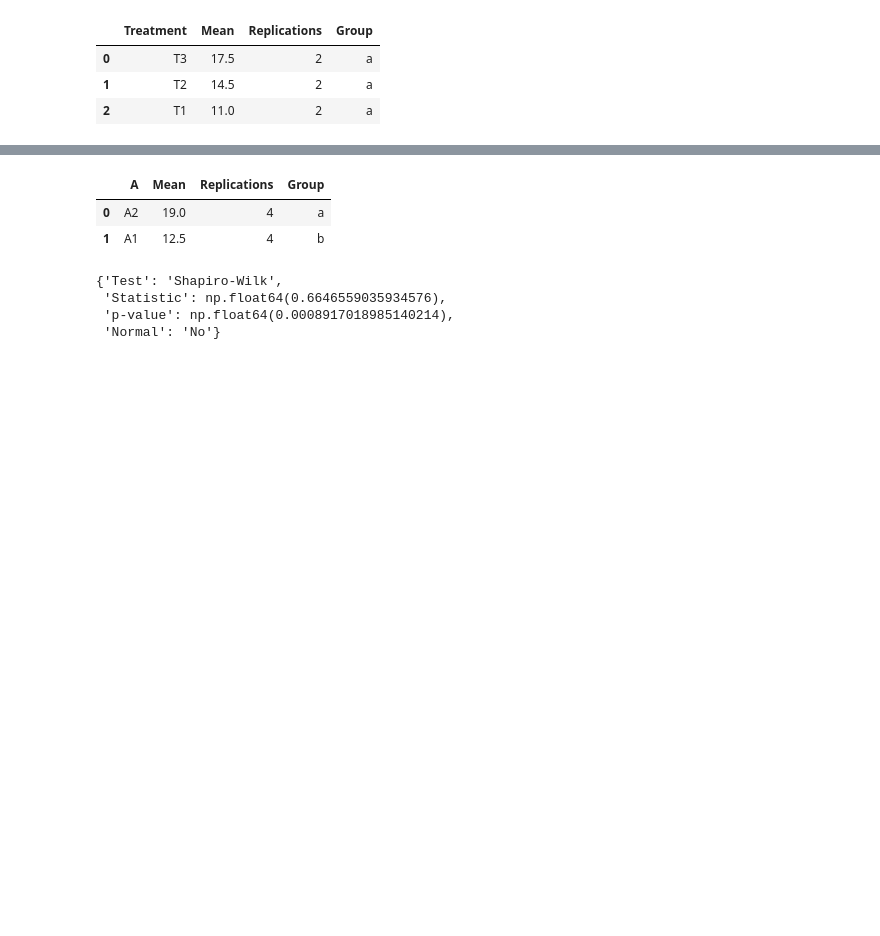
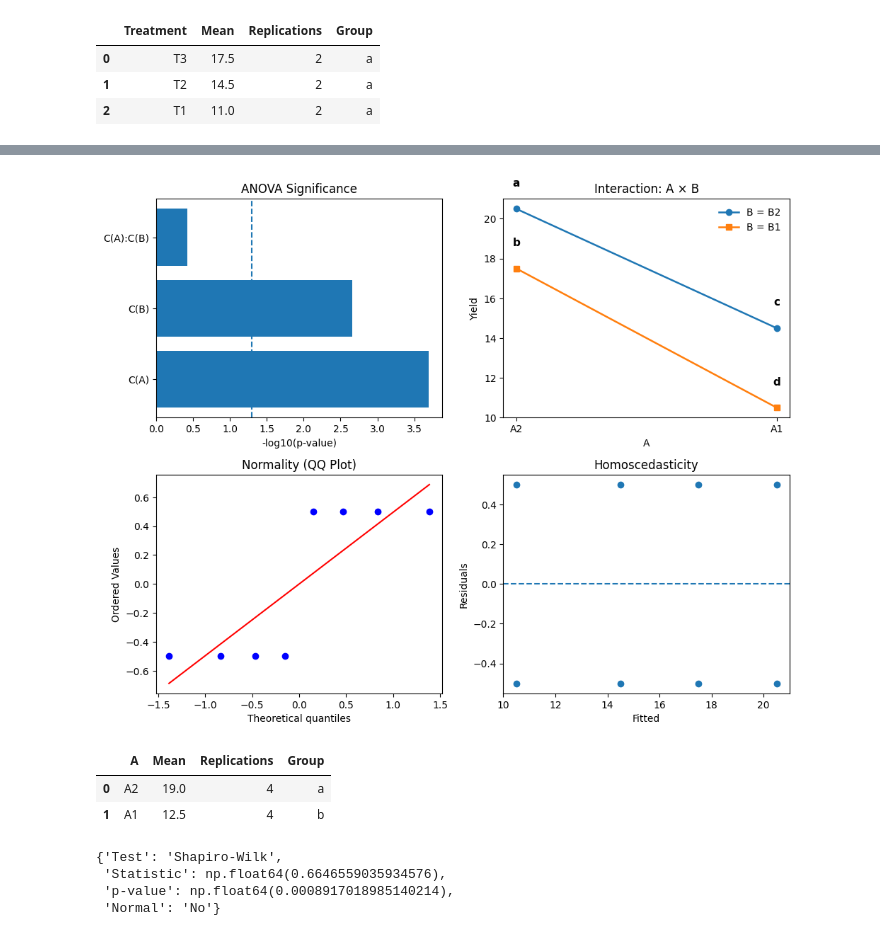
Before and after one commit to DeepStatistix/AgroDesign, a Jupyter notebook: examples/test_anova.ipynb, the cells around one changed output, grey strips where cells are left out. Saved outputs shown, nothing was run; the diff lists cells and outputs as text; code cells hidden in the pictures; blank space fills up the shorter version.

```diff
--- a/examples/test_anova.ipynb
+++ b/examples/test_anova.ipynb
@@ -88,3 +110,8 @@ aov.factorial(factor_a="A", factor_b="B")
+# %%
+from agrodesign.plots.report_plot import report_plot
+report_plot(aov, ["A","B"])
+# %% [output]
+[figure, added]
 # %%
 aov.factorial_means("A")
 
```
Also changed, not shown: parts of 30 cells of this notebook, 23 other files.
